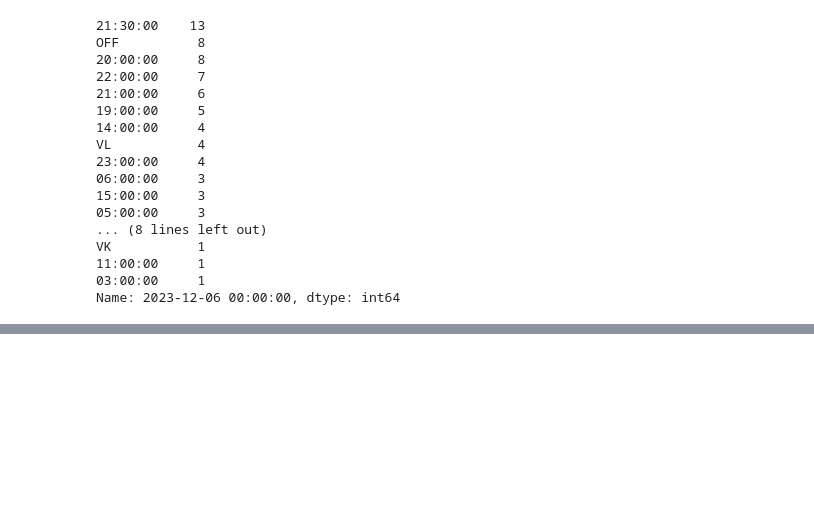
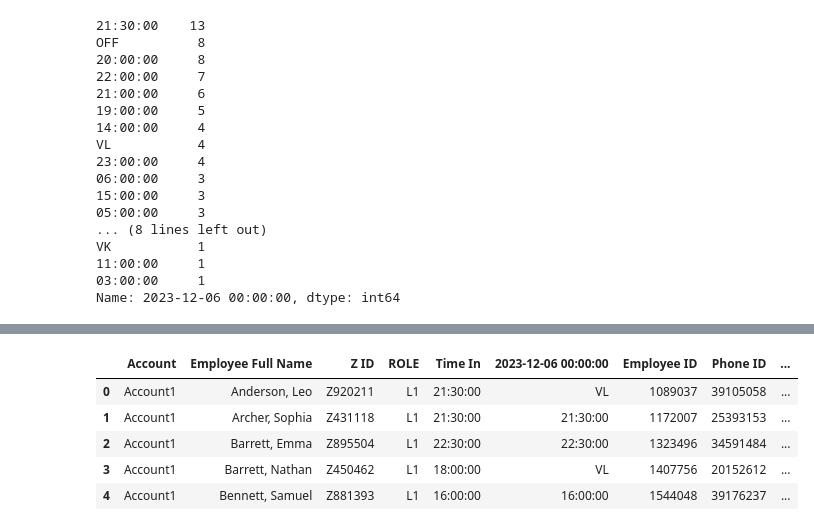
Before and after one commit to voltrecto/attendance-data, a Jupyter notebook: Attendance_Data.ipynb, the cells around one changed output, grey strips where cells are left out. Cells and saved outputs as stored; diff of their text form; code cells hidden in the pictures; blank space fills up the shorter version.

```diff
--- a/Attendance_Data.ipynb
+++ b/Attendance_Data.ipynb
@@ -179,0 +200,44 @@ Name: 2023-12-06 00:00:00, dtype: int64
+# %%
+# Function for schedule start time - Use either start time for the selected date, Time In, or 0:00
+
+def start_time(row):
+    if isinstance(row[selected_date], dt.time):
+        return row[selected_date]
+    elif isinstance(row['Time In'], dt.time):
+        return row['Time In']
+    else:
+        return dt.time(0, 0, 0)
+
+# Function for end time - Add 9 hours to start time
+
+def end_time(time):
+    new_time = dt.datetime(1, 1, 1, time.hour, time.minute, time.second) + dt.timedelta(hours=9)
+    return new_time.time()
+
+# Function for sql plan
+
+def code_value(value):
+    if isinstance(value, str):
+        if value == 'PTO':
+            return 5
+        elif value == 'VL':
+            return 4
+        else:
+            return 1
+    else:
+        return 2
+
+
+df['start_time'] = df.apply(start_time, axis=1)
+df['end_time'] = df['start_time'].apply(lambda x: end_time(x))
+df['code'] = df[selected_date].apply(code_value)
+df['date'] = selected_date.strftime("%m/%d/%Y")
+
+df.head()
+# %% [output]
+|  | Account | Employee Full Name | Z ID | ROLE | Time In | 2023-12-06 00:00:00 | Employee ID | Phone ID | ... |
+| 0 | Account1 | Anderson, Leo | Z920211 | L1 | 21:30:00 | VL | 1089037 | 39105058 | ... |
+| 1 | Account1 | Archer, Sophia | Z431118 | L1 | 21:30:00 | 21:30:00 | 1172007 | 25393153 | ... |
+| 2 | Account1 | Barrett, Emma | Z895504 | L1 | 22:30:00 | 22:30:00 | 1323496 | 34591484 | ... |
+| 3 | Account1 | Barrett, Nathan | Z450462 | L1 | 18:00:00 | VL | 1407756 | 20152612 | ... |
+| 4 | Account1 | Bennett, Samuel | Z881393 | L1 | 16:00:00 | 16:00:00 | 1544048 | 39176237 | ... |
```
Also changed, not shown: parts of 14 cells of this notebook.
